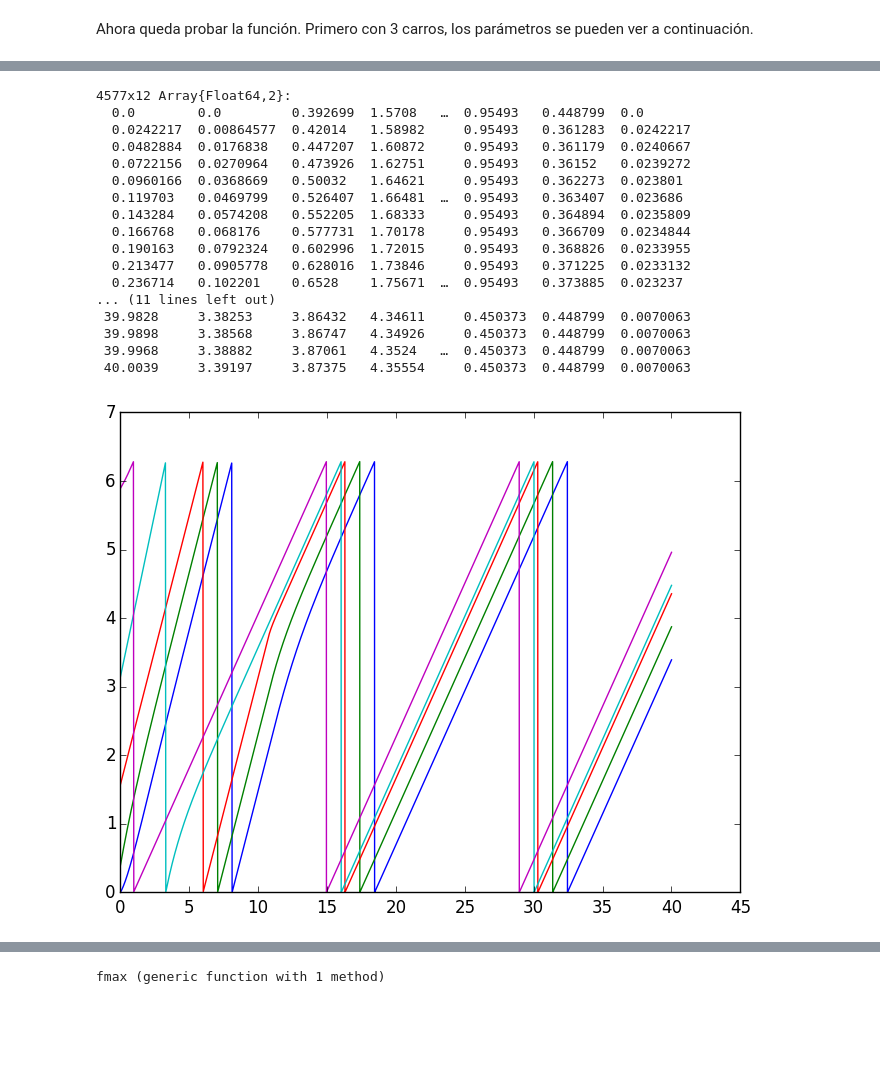
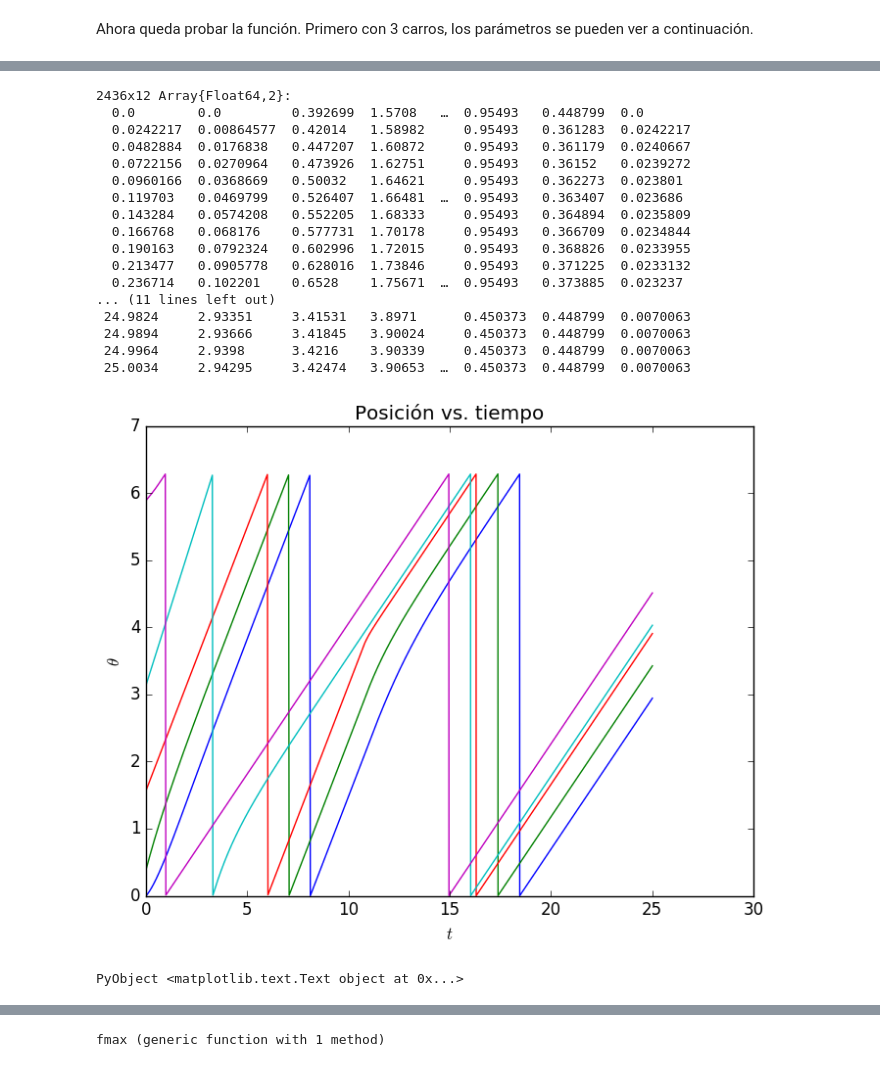
Before and after one commit to windie-rozureido/ProyectoTemasSelectosFisComp2016-1, a Jupyter notebook: trafico.ipynb, the cells around one changed output, grey strips where cells are left out. Drawn from its saved outputs; the diff is of its cells as text; code cells hidden in the pictures; blank space fills up the shorter version.

```diff
--- a/trafico.ipynb
+++ b/trafico.ipynb
@@ -306,12 +299,12 @@ Taypos (generic function with 2 methods)
 # %% [markdown]
 Ahora queda probar la función. Primero con 3 carros, los parámetros se pueden ver a continuación.
 # %%
-X0 = [0,0.3,7*π/4];
+X0x = [0,0.3,7*π/4];
 L = π/100 * [1,1,1];
 Τ = [1.0,1.0,1.0];
 V = [1.0, 1.4, 2.2]
-tf = 10;
-ϵ = 2.0e-15;
+tf = 13;
+ϵ = 2.0e-20;
 # %%
-x=Taypos(X0,L,Τ,V,tf,ϵ)
+x=Taypos(X0x,L,Τ,V,tf,ϵ)
 # %% [output]
@@ -349,15 +352,15 @@ end
 # %%
 X0 = [0,π/8,π/2,15*π/8, π];
-X0 = sort(X0);
+X0y1 = sort(X0);
 L = π/100 * [1.0,1.0,1.0,1.0,1.0];
 T = [1.0,1.0,0.2,1.0,1.0];
 V = [π/3,π/2,π/4,π\3,π/7];
-tf = 40;
+tf = 25;
 ϵ = 2.0e-20;
 # %%
-y=Taypos(X0,L,T,V,tf,ϵ)
+y1=Taypos(X0y1,L,T,V,tf,ϵ)
 # %% [output]
-4577x12 Array{Float64,2}:
+2436x12 Array{Float64,2}:
   0.0        0.0         0.392699  1.5708   …  0.95493   0.448799  0.0
   0.0242217  0.00864577  0.42014   1.58982     0.95493   0.361283  0.0242217
   0.0482884  0.0176838   0.447207  1.60872     0.95493   0.361179  0.0240667
@@ -370,16 +373,20 @@ y=Taypos(X0,L,T,V,tf,ϵ)
   0.213477   0.0905778   0.628016  1.73846     0.95493   0.371225  0.0233132
   0.236714   0.102201    0.6528    1.75671  …  0.95493   0.373885  0.023237
 ... (11 lines left out)
- 39.9828     3.38253     3.86432   4.34611     0.450373  0.448799  0.0070063
- 39.9898     3.38568     3.86747   4.34926     0.450373  0.448799  0.0070063
- 39.9968     3.38882     3.87061   4.3524   …  0.450373  0.448799  0.0070063
- 40.0039     3.39197     3.87375   4.35554     0.450373  0.448799  0.0070063
+ 24.9824     2.93351     3.41531   3.8971      0.450373  0.448799  0.0070063
+ 24.9894     2.93666     3.41845   3.90024     0.450373  0.448799  0.0070063
+ 24.9964     2.9398      3.4216    3.90339     0.450373  0.448799  0.0070063
+ 25.0034     2.94295     3.42474   3.90653  …  0.450373  0.448799  0.0070063
 # %%
-n = length(X0)
+n = length(X0y1)
 for i in 2:n+1
-    plot(y[:,1], y[:,i])
+    plot(y1[:,1], y1[:,i])
 end
+xlabel(L"t")
+ylabel(L"\theta")
+title("Posición vs. tiempo")
 # %% [output]
-[figure, old version]
+[figure, new version]
+PyObject <matplotlib.text.Text object at 0x...>
 # %%
 for i in n+2:2*n+1
```
Also changed, not shown: parts of 25 cells of this notebook.
